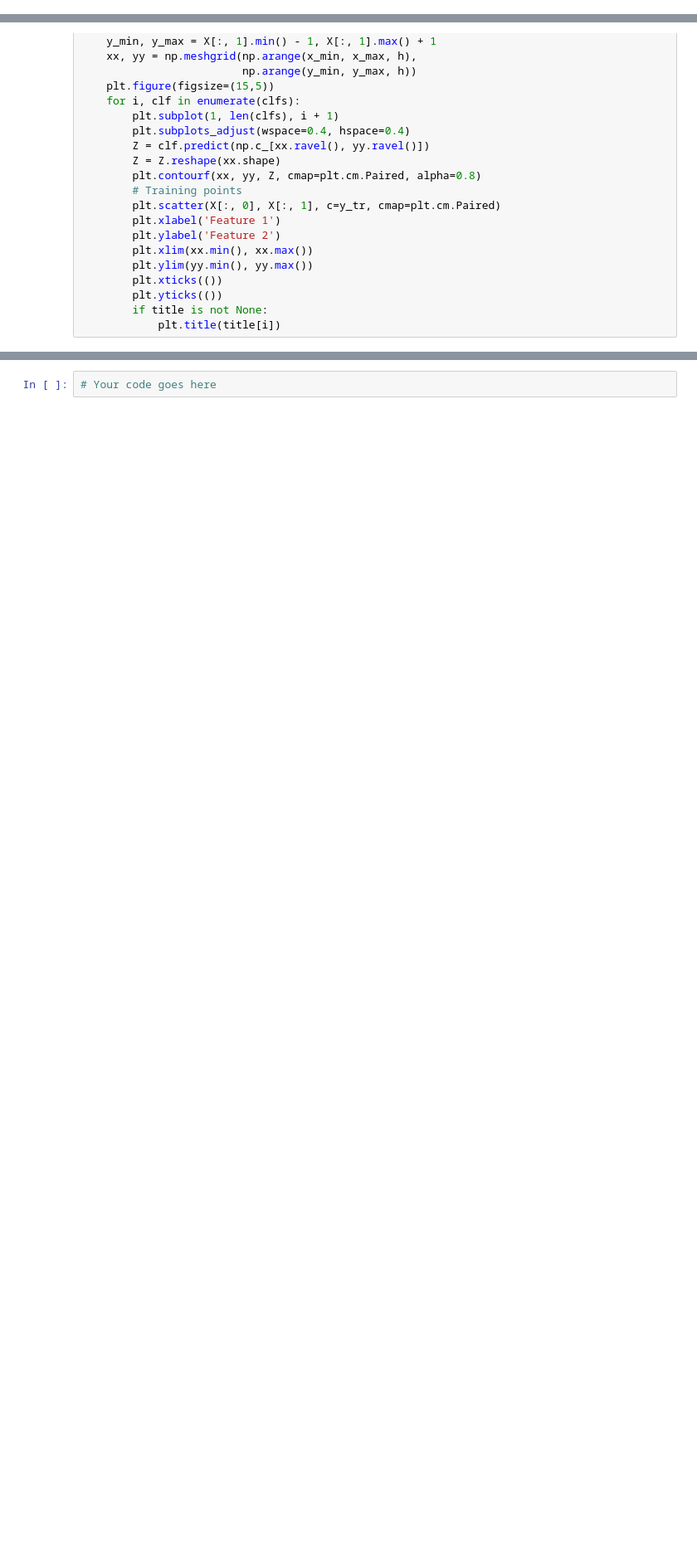
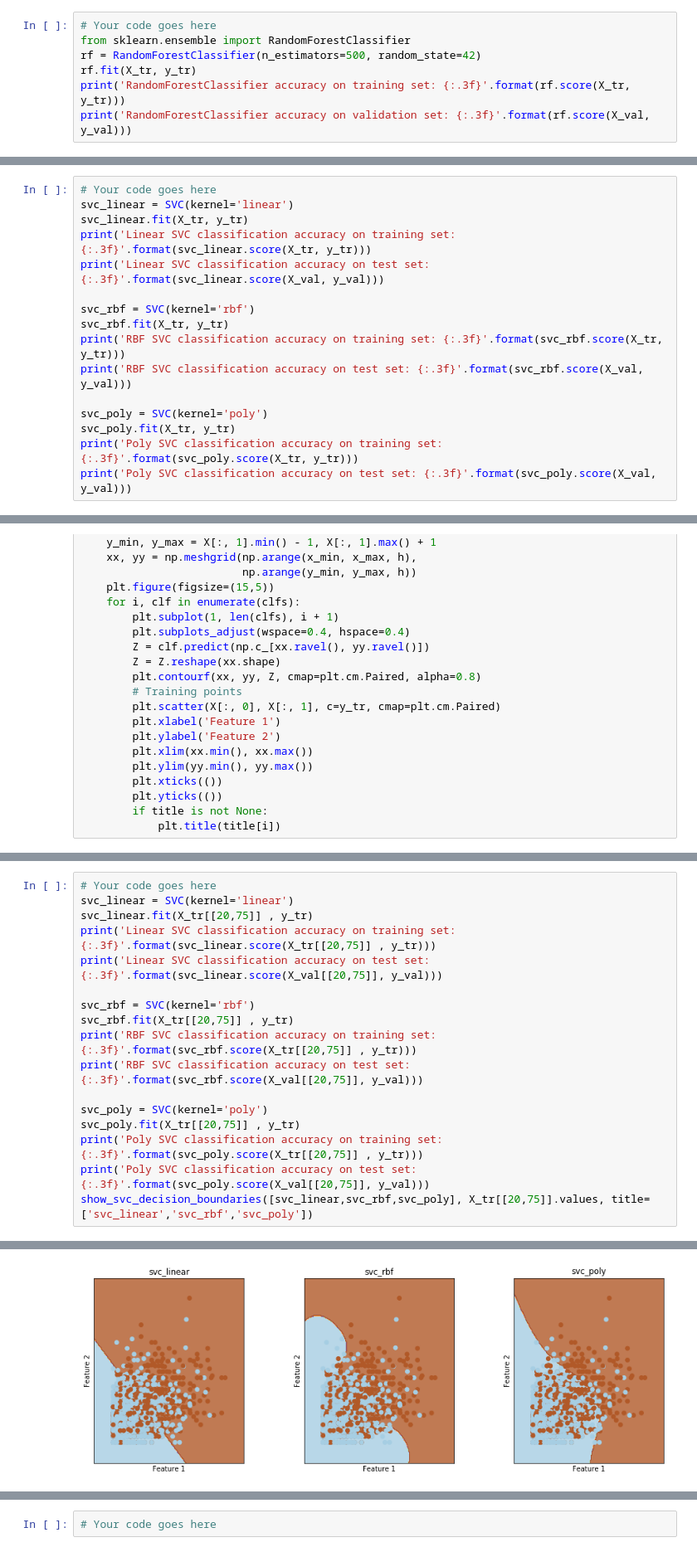
Before and after one commit to ShootingSpace/Machine-learning-practical-with-scikit-learn, a Jupyter notebook: 07_Assignment_3.ipynb, the cells around one changed output, grey strips where cells are left out. Shown at 83% size. Drawn from its saved outputs; the diff is of its cells as text; blank space fills up the shorter version.

```diff
--- a/07_Assignment_3.ipynb
+++ b/07_Assignment_3.ipynb
@@ -484,0 +494,7 @@ Initialise a random forest classifier and fit the model by using training data o
+# %%
+# Your code goes here
+from sklearn.ensemble import RandomForestClassifier
+rf = RandomForestClassifier(n_estimators=500, random_state=42)
+rf.fit(X_tr, y_tr)
+print('RandomForestClassifier accuracy on training set: {:.3f}'.format(rf.score(X_tr, y_tr)))
+print('RandomForestClassifier accuracy on validation set: {:.3f}'.format(rf.score(X_val, y_val)))
@@ -499,0 +541,16 @@ Next, we would like to test the performance of support vector machines. Train th
+# %%
+# Your code goes here
+svc_linear = SVC(kernel='linear')
+svc_linear.fit(X_tr, y_tr)
+print('Linear SVC classification accuracy on training set: {:.3f}'.format(svc_linear.score(X_tr, y_tr)))
+print('Linear SVC classification accuracy on test set: {:.3f}'.format(svc_linear.score(X_val, y_val)))
+
+svc_rbf = SVC(kernel='rbf')
+svc_rbf.fit(X_tr, y_tr)
+print('RBF SVC classification accuracy on training set: {:.3f}'.format(svc_rbf.score(X_tr, y_tr)))
+print('RBF SVC classification accuracy on test set: {:.3f}'.format(svc_rbf.score(X_val, y_val)))
+
+svc_poly = SVC(kernel='poly')
+svc_poly.fit(X_tr, y_tr)
+print('Poly SVC classification accuracy on training set: {:.3f}'.format(svc_poly.score(X_tr, y_tr)))
+print('Poly SVC classification accuracy on test set: {:.3f}'.format(svc_poly.score(X_val, y_val)))
@@ -558,0 +619,18 @@ def show_svc_decision_boundaries(clfs, X, title=None):
+# %%
+# Your code goes here
+svc_linear = SVC(kernel='linear')
+svc_linear.fit(X_tr[[20,75]] , y_tr)
+print('Linear SVC classification accuracy on training set: {:.3f}'.format(svc_linear.score(X_tr[[20,75]] , y_tr)))
+print('Linear SVC classification accuracy on test set: {:.3f}'.format(svc_linear.score(X_val[[20,75]], y_val)))
+
+svc_rbf = SVC(kernel='rbf')
+svc_rbf.fit(X_tr[[20,75]] , y_tr)
+print('RBF SVC classification accuracy on training set: {:.3f}'.format(svc_rbf.score(X_tr[[20,75]] , y_tr)))
+print('RBF SVC classification accuracy on test set: {:.3f}'.format(svc_rbf.score(X_val[[20,75]], y_val)))
+
+svc_poly = SVC(kernel='poly')
+svc_poly.fit(X_tr[[20,75]] , y_tr)
+print('Poly SVC classification accuracy on training set: {:.3f}'.format(svc_poly.score(X_tr[[20,75]] , y_tr)))
+print('Poly SVC classification accuracy on test set: {:.3f}'.format(svc_poly.score(X_val[[20,75]], y_val)))
+show_svc_decision_boundaries([svc_linear,svc_rbf,svc_poly], X_tr[[20,75]].values, title=['svc_linear','svc_rbf','svc_poly'])
+# %% [output]
@@ -558,0 +643 @@ def show_svc_decision_boundaries(clfs, X, title=None):
+[figure, added]
```
Also changed, not shown: parts of 24 cells of this notebook, 3 other files.
